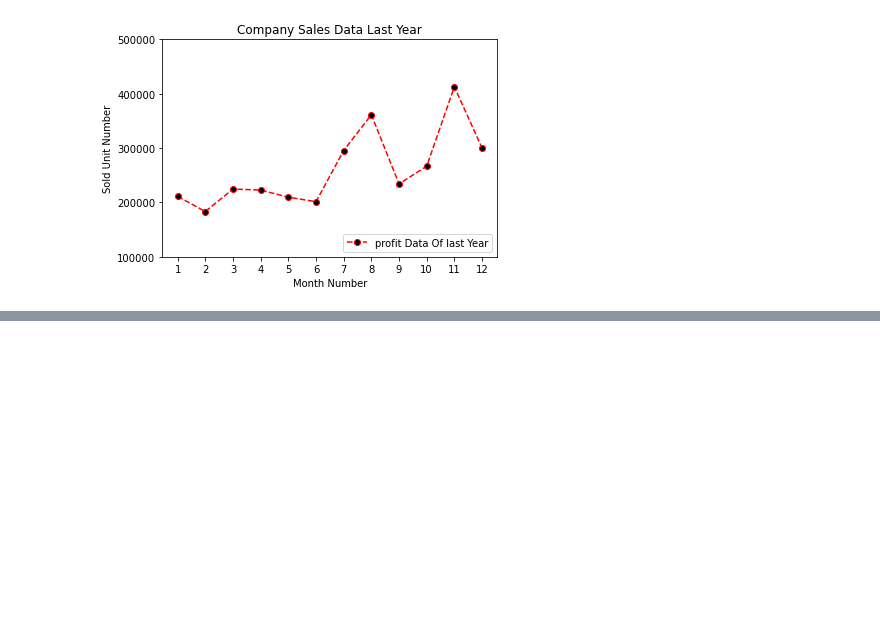
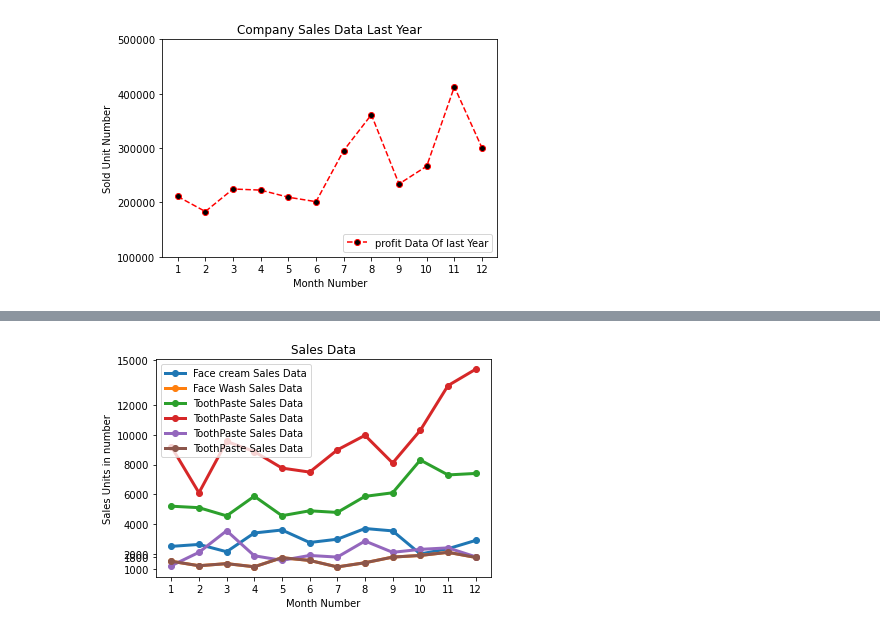
Before and after one commit to Jack1634/Data-Analysis, a Jupyter notebook: Example/data_visualization_practise.ipynb, the cells around one changed output, grey strips where cells are left out. Saved outputs shown, nothing was run; the diff lists cells and outputs as text; code cells hidden in the pictures; blank space fills up the shorter version.

```diff
--- a/Example/data_visualization_practise.ipynb
+++ b/Example/data_visualization_practise.ipynb
@@ -53,0 +72,25 @@ plt.show()
+# %%
+monthList  = df ['month_number'].tolist()
+faceCremSalesData   = df ['facecream'].tolist()
+faceWashSalesData   = df ['facewash'].tolist()
+toothPasteSalesData = df ['toothpaste'].tolist()
+bathingsoapSalesData   = df ['bathingsoap'].tolist()
+shampooSalesData   = df ['shampoo'].tolist()
+moisturizerSalesData = df ['moisturizer'].tolist()
+
+plt.plot(monthList, faceCremSalesData,   label = 'Face cream Sales Data', marker='o', linewidth=3)
+plt.plot(monthList, faceWashSalesData,   label = 'Face Wash Sales Data',  marker='o', linewidth=3)
+plt.plot(monthList, toothPasteSalesData, label = 'ToothPaste Sales Data', marker='o', linewidth=3)
+plt.plot(monthList, bathingsoapSalesData, label = 'ToothPaste Sales Data', marker='o', linewidth=3)
+plt.plot(monthList, shampooSalesData, label = 'ToothPaste Sales Data', marker='o', linewidth=3)
+plt.plot(monthList, moisturizerSalesData, label = 'ToothPaste Sales Data', marker='o', linewidth=3)
+
+plt.yticks([1000, 2000, 4000, 6000, 8000, 10000, 12000, 15000, 1800])
+plt.xticks([1,2,3,4,5,6,7,8,9,10,11,12])
+plt.xlabel("Month Number")
+plt.ylabel("Sales Units in number")
+plt.title("Sales Data")
+plt.legend(loc=2)
+plt.show()
+# %% [output]
+[figure, added]
```
Also changed, not shown: parts of 2 cells of this notebook.
